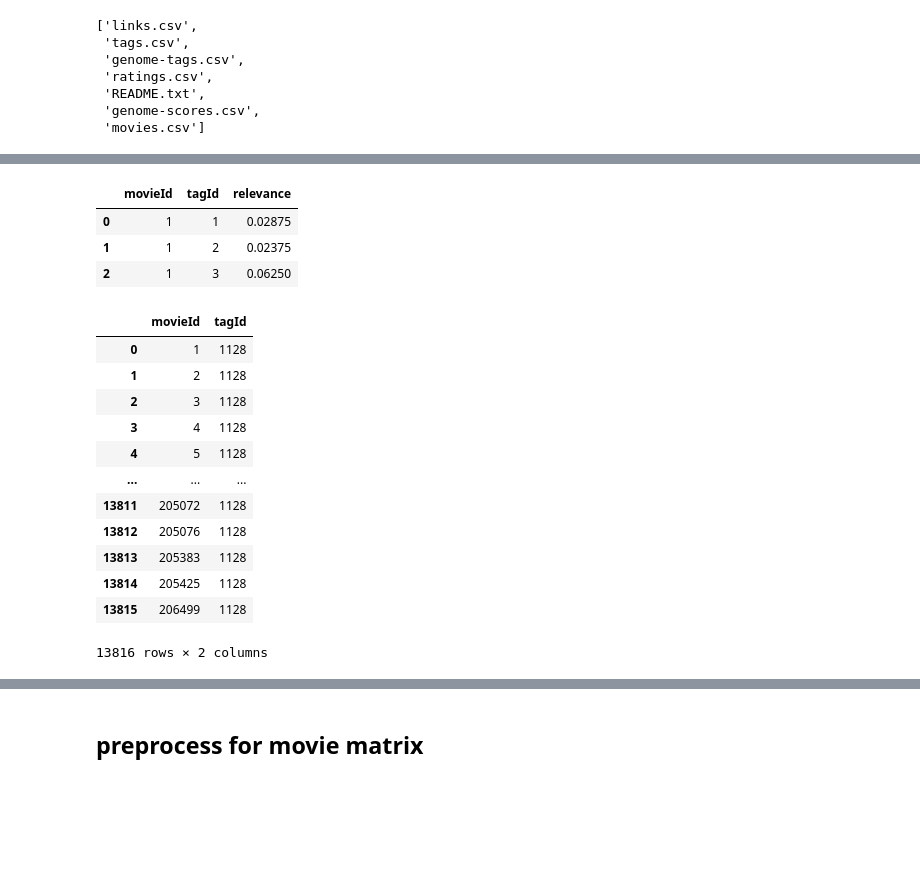
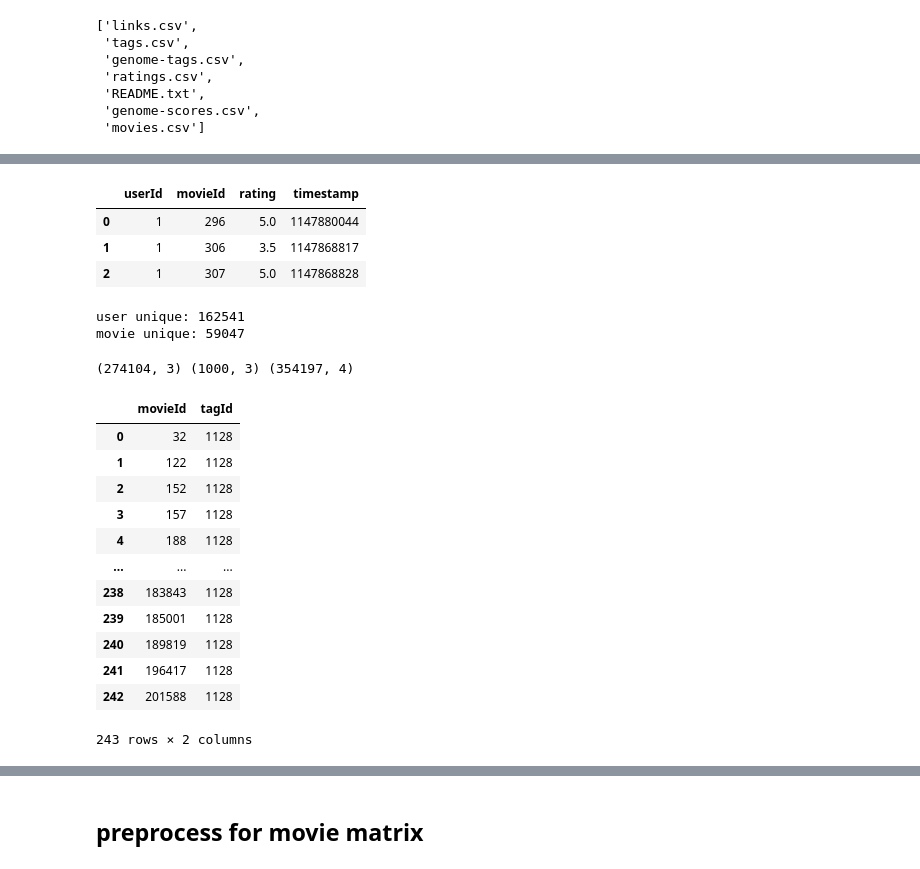
Before and after one commit to KarenKaoK/neo4j-movie-recommender, a Jupyter notebook: main.ipynb, the cells around one changed output, grey strips where cells are left out. Cells and saved outputs as stored; diff of their text form; code cells hidden in the pictures; blank space fills up the shorter version.

```diff
--- a/main.ipynb
+++ b/main.ipynb
@@ -20,6 +22,6 @@ os.listdir('./data')
  'genome-scores.csv',
  'movies.csv']
 # %%
-genome_scores_data = pd.read_csv('./data/genome-scores.csv')
-movies_data = pd.read_csv('./data/movies.csv')
-ratings_data = pd.read_csv('./data/ratings.csv')
+tag_df = pd.read_csv('./data/genome-scores.csv')
+movie_df = pd.read_csv('./data/movies.csv')
+rating_df = pd.read_csv('./data/ratings.csv')
@@ -26,23 +46,49 @@ ratings_data = pd.read_csv('./data/ratings.csv')
 # %%
-genome_scores_data.head(3)
+rating_df.head(3)
 # %% [output]
-|  | movieId | tagId | relevance |
-| 0 | 1 | 1 | 0.02875 |
-| 1 | 1 | 2 | 0.02375 |
-| 2 | 1 | 3 | 0.06250 |
+|  | userId | movieId | rating | timestamp |
+| 0 | 1 | 296 | 5.0 | 1147880044 |
+| 1 | 1 | 306 | 3.5 | 1147868817 |
+| 2 | 1 | 307 | 5.0 | 1147868828 |
+# %%
+# how many users and movies?
+print('user unique:',rating_df['userId'].nunique())
+print('movie unique:',rating_df['movieId'].nunique())
+# %% [output]
+user unique: 162541
+movie unique: 59047
+# %%
+'''
+依照原本的方法，在計算 cos similarity 的時候，會需要耗用大量的 RAM
+因為他是一個稀疏矩陣，當有 N 個電影，就會創立 N*N 大小的矩陣
+那這次實驗先縮小 movie 數量嘗試看看
+'''
+
+# limit to 1000 movies
+movieId_list = movie_df['movieId'].sample(1000)
+
+tag_df = tag_df[tag_df['movieId'].isin(movieId_list)]
+movie_df = movie_df[movie_df['movieId'].isin(movieId_list)]
+rating_df = rating_df[rating_df['movieId'].isin(movieId_list)]
+
+print(tag_df.shape
+      ,movie_df.shape
+      ,rating_df.shape)
+# %% [output]
+(274104, 3) (1000, 3) (354197, 4)
 # %%
-genome_scores_data.groupby('movieId')['tagId'].nunique().reset_index()
+tag_df.groupby('movieId')['tagId'].nunique().reset_index()
 # %% [output]
 |  | movieId | tagId |
-| 0 | 1 | 1128 |
-| 1 | 2 | 1128 |
-| 2 | 3 | 1128 |
-| 3 | 4 | 1128 |
-| 4 | 5 | 1128 |
+| 0 | 32 | 1128 |
+| 1 | 122 | 1128 |
+| 2 | 152 | 1128 |
+| 3 | 157 | 1128 |
+| 4 | 188 | 1128 |
 | ... | ... | ... |
-| 13811 | 205072 | 1128 |
-| 13812 | 205076 | 1128 |
-| 13813 | 205383 | 1128 |
-| 13814 | 205425 | 1128 |
-| 13815 | 206499 | 1128 |
+| 238 | 183843 | 1128 |
+| 239 | 185001 | 1128 |
+| 240 | 189819 | 1128 |
+| 241 | 196417 | 1128 |
+| 242 | 201588 | 1128 |
-13816 rows × 2 columns
+243 rows × 2 columns
```
Also changed, not shown: parts of 47 cells of this notebook.
